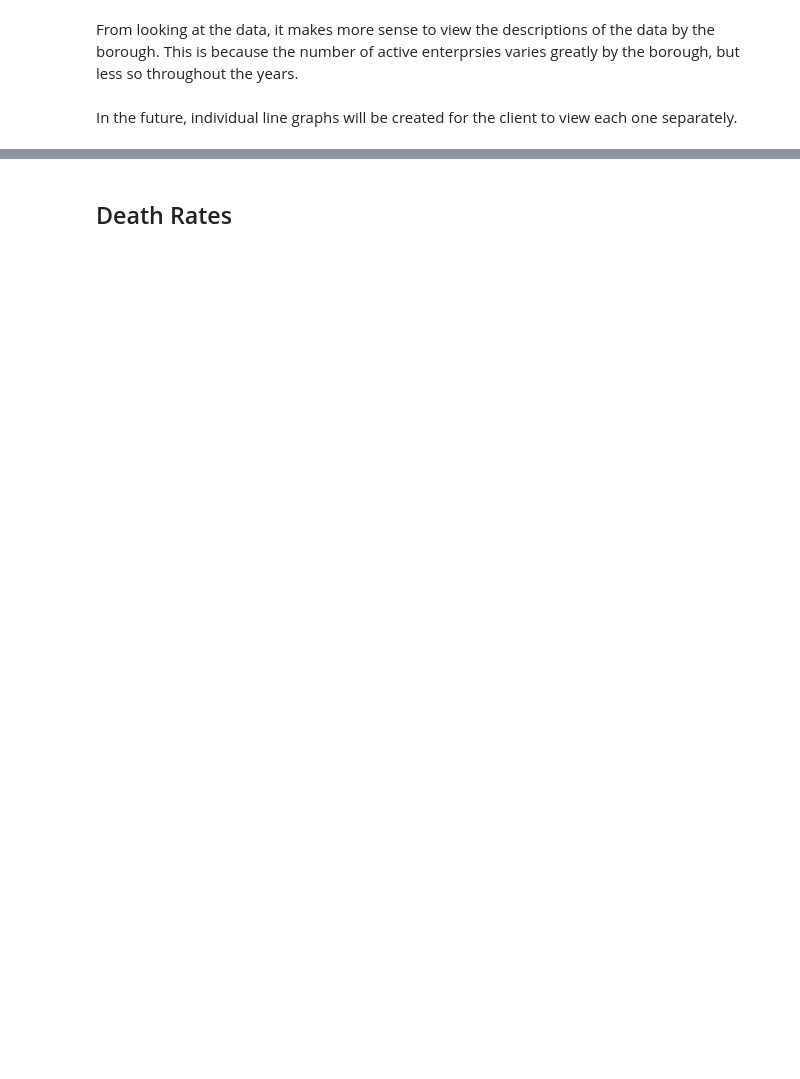
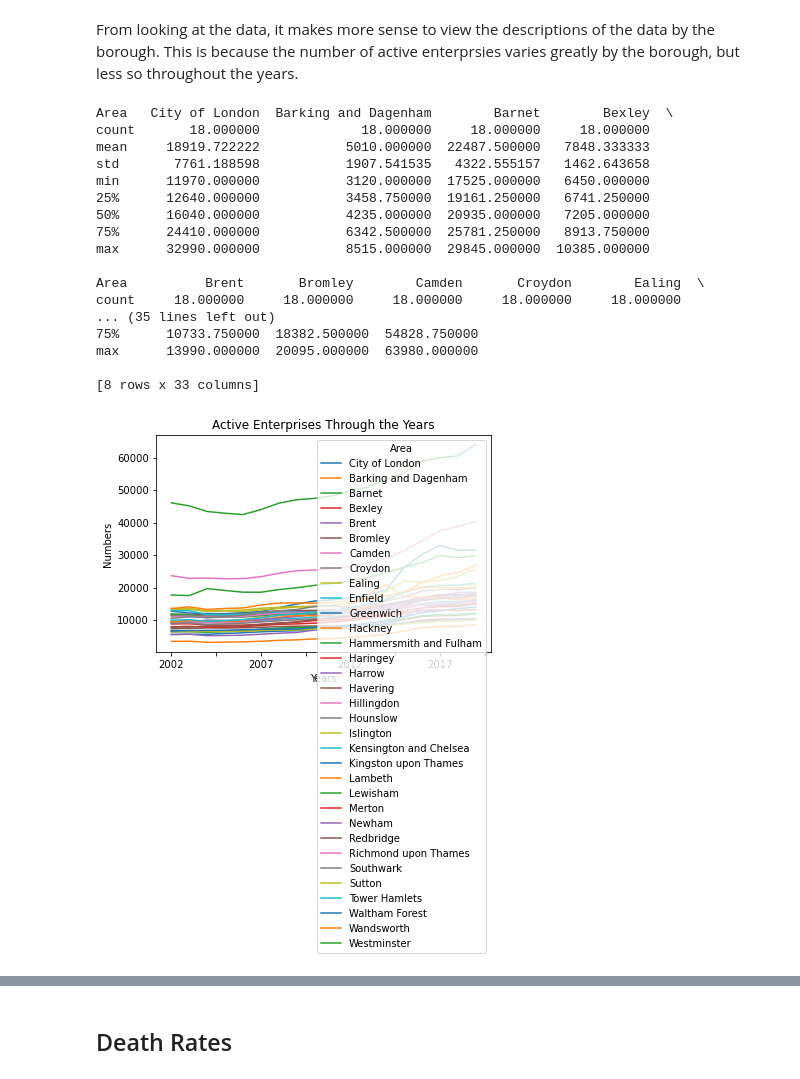
Before and after one commit to ucl-comp0035/coursework-1-zzoeys, a Jupyter notebook: data_exploration_notebook.ipynb, the cells around one changed output, grey strips where cells are left out. Cells and saved outputs as stored; diff of their text form; code cells hidden in the pictures; blank space fills up the shorter version.

```diff
--- a/data_exploration_notebook.ipynb
+++ b/data_exploration_notebook.ipynb
@@ -80,17 +125,36 @@ From looking at the data, it makes more sense to view the descriptions of the da
 # %%
 # Transpose the dataframe
 activeenterprises_transposed = activeenterprises.transpose()
 
 # Remove the row for 'Code' as it is not numeric
-activeenterprises_transposed.drop(['Code'], inplace = True)
+remove_code_row(activeenterprises_transposed)
 
-# Plot the transposed dataframe for all boroughts
+activeenterprises_transposed = activeenterprises_transposed.astype(int)
+
+# Plot the transposed dataframe for all boroughs
 activeenterprises_transposed.plot()
 plt.title('Active Enterprises Through the Years')
 plt.xlabel('Years')
 plt.ylabel('Numbers')
 plt.savefig('charts/active_enterprises.png')
 
-print(activeenterprises.describe())
+print(activeenterprises_transposed.describe())
+# %% [output]
+Area   City of London  Barking and Dagenham        Barnet        Bexley  \
+count       18.000000             18.000000     18.000000     18.000000
+mean     18919.722222           5010.000000  22487.500000   7848.333333
+std       7761.188598           1907.541535   4322.555157   1462.643658
+min      11970.000000           3120.000000  17525.000000   6450.000000
+25%      12640.000000           3458.750000  19161.250000   6741.250000
+50%      16040.000000           4235.000000  20935.000000   7205.000000
+75%      24410.000000           6342.500000  25781.250000   8913.750000
+max      32990.000000           8515.000000  29845.000000  10385.000000
+
+Area          Brent       Bromley        Camden       Croydon        Ealing  \
+count     18.000000     18.000000     18.000000     18.000000     18.000000
+... (35 lines left out)
+75%      10733.750000  18382.500000  54828.750000
+max      13990.000000  20095.000000  63980.000000
+
+[8 rows x 33 columns]
+[figure, added]
-# %% [markdown]
-In the future, individual line graphs will be created for the client to view each one separately.
```
Also changed, not shown: parts of 23 cells of this notebook.
